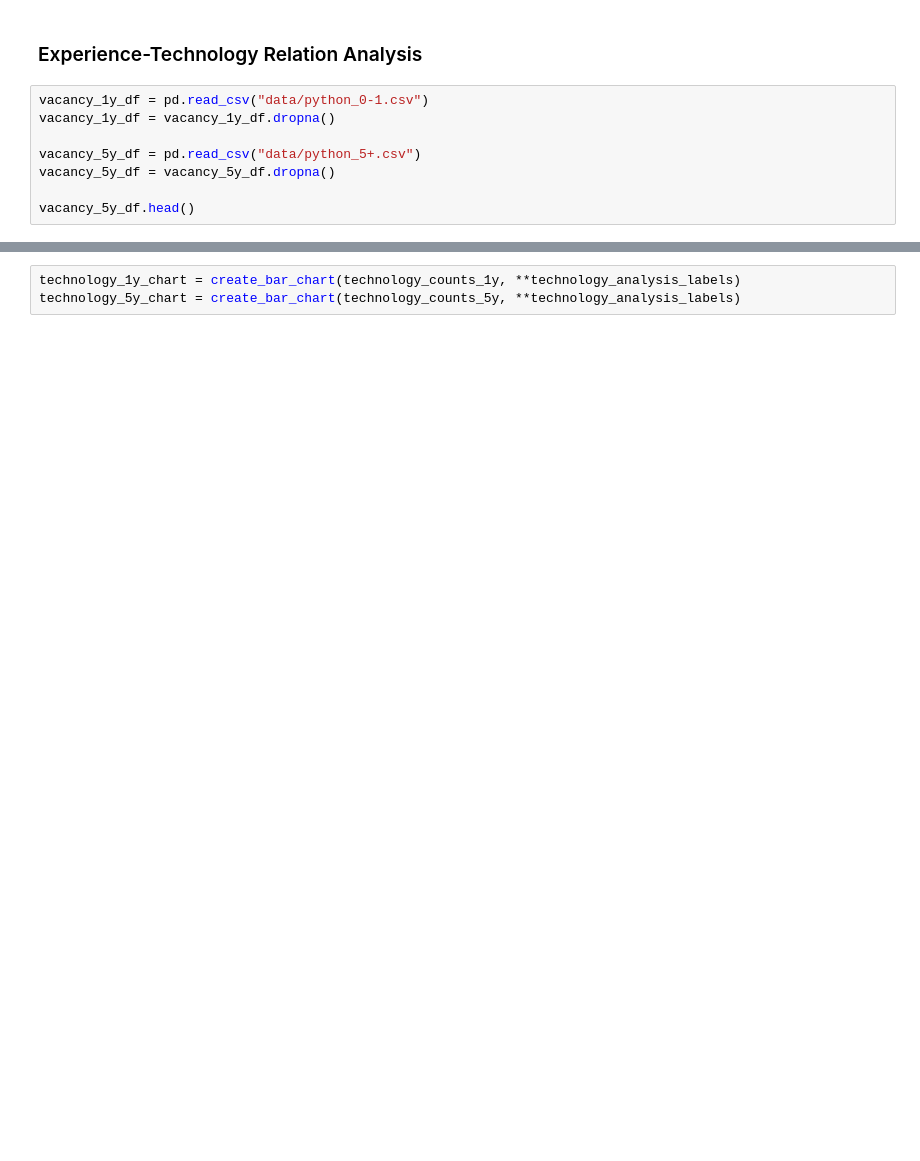
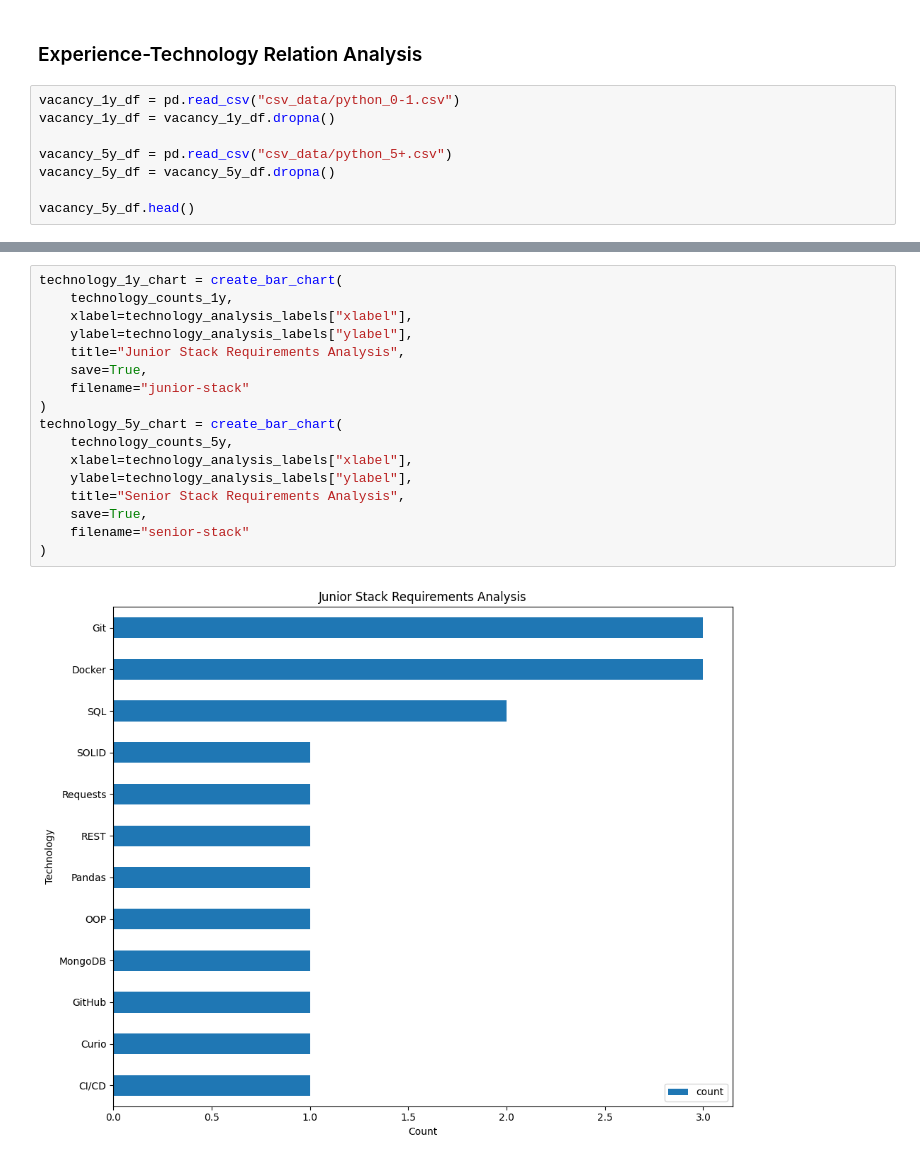
Before and after one commit to aLEKS-e3/vacancy-scrape-analysis, a Jupyter notebook: analysis/vacancy_analysis.ipynb, the cells around one changed output, grey strips where cells are left out. Saved outputs shown, nothing was run; the diff lists cells and outputs as text; blank space fills up the shorter version.

```diff
--- a/analysis/vacancy_analysis.ipynb
+++ b/analysis/vacancy_analysis.ipynb
@@ -94,10 +141,10 @@ create_bar_chart(location_counts, "Location", "Count", "Working Location Analysi
 # %% [markdown]
 ### Experience-Technology Relation Analysis
 # %%
-vacancy_1y_df = pd.read_csv("data/python_0-1.csv")
+vacancy_1y_df = pd.read_csv("csv_data/python_0-1.csv")
 vacancy_1y_df = vacancy_1y_df.dropna()
 
-vacancy_5y_df = pd.read_csv("data/python_5+.csv")
+vacancy_5y_df = pd.read_csv("csv_data/python_5+.csv")
 vacancy_5y_df = vacancy_5y_df.dropna()
 
 vacancy_5y_df.head()
@@ -109,3 +171,19 @@ technology_counts_5y.head()
 # %%
-technology_1y_chart = create_bar_chart(technology_counts_1y, **technology_analysis_labels)
-technology_5y_chart = create_bar_chart(technology_counts_5y, **technology_analysis_labels)
+technology_1y_chart = create_bar_chart(
+    technology_counts_1y,
+    xlabel=technology_analysis_labels["xlabel"],
+    ylabel=technology_analysis_labels["ylabel"],
+    title="Junior Stack Requirements Analysis",
+    save=True,
+    filename="junior-stack"
+)
+technology_5y_chart = create_bar_chart(
+    technology_counts_5y,
+    xlabel=technology_analysis_labels["xlabel"],
+    ylabel=technology_analysis_labels["ylabel"],
+    title="Senior Stack Requirements Analysis",
+    save=True,
+    filename="senior-stack"
+)
+# %% [output]
+[figure, added]
```
Also changed, not shown: parts of 10 cells of this notebook.
